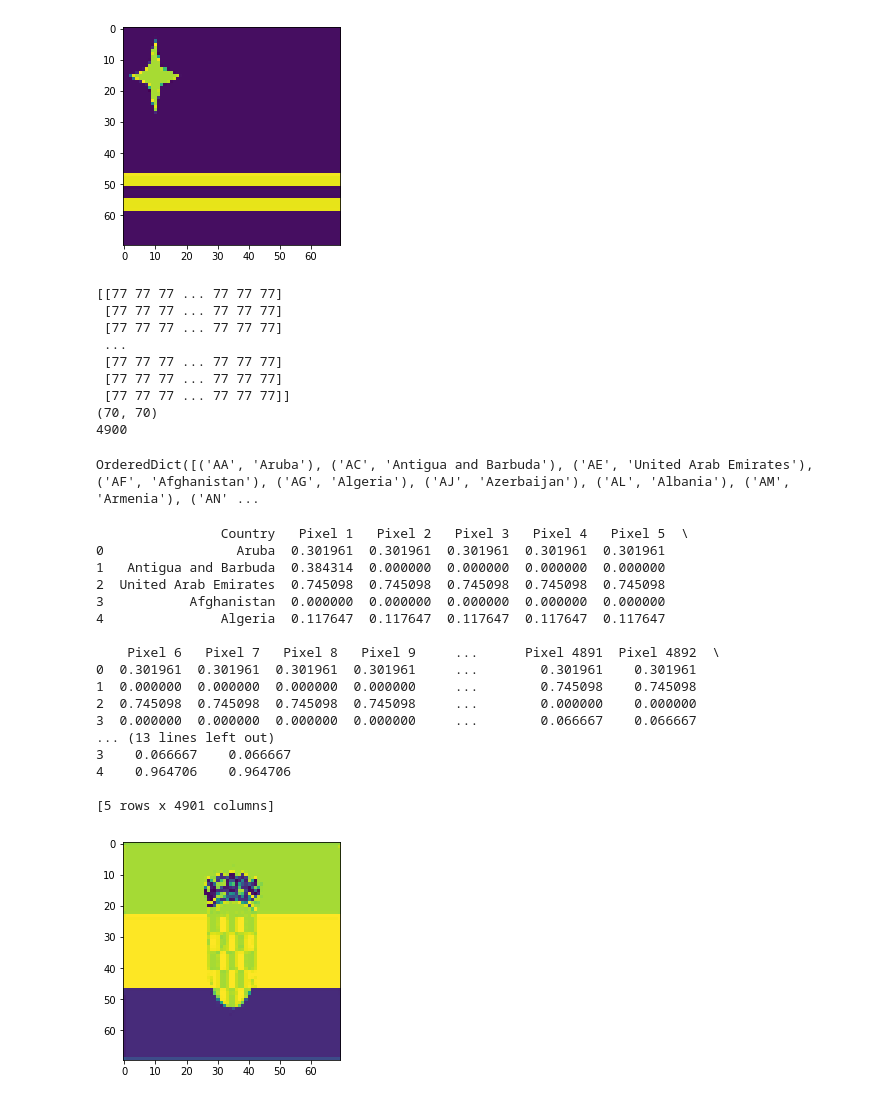
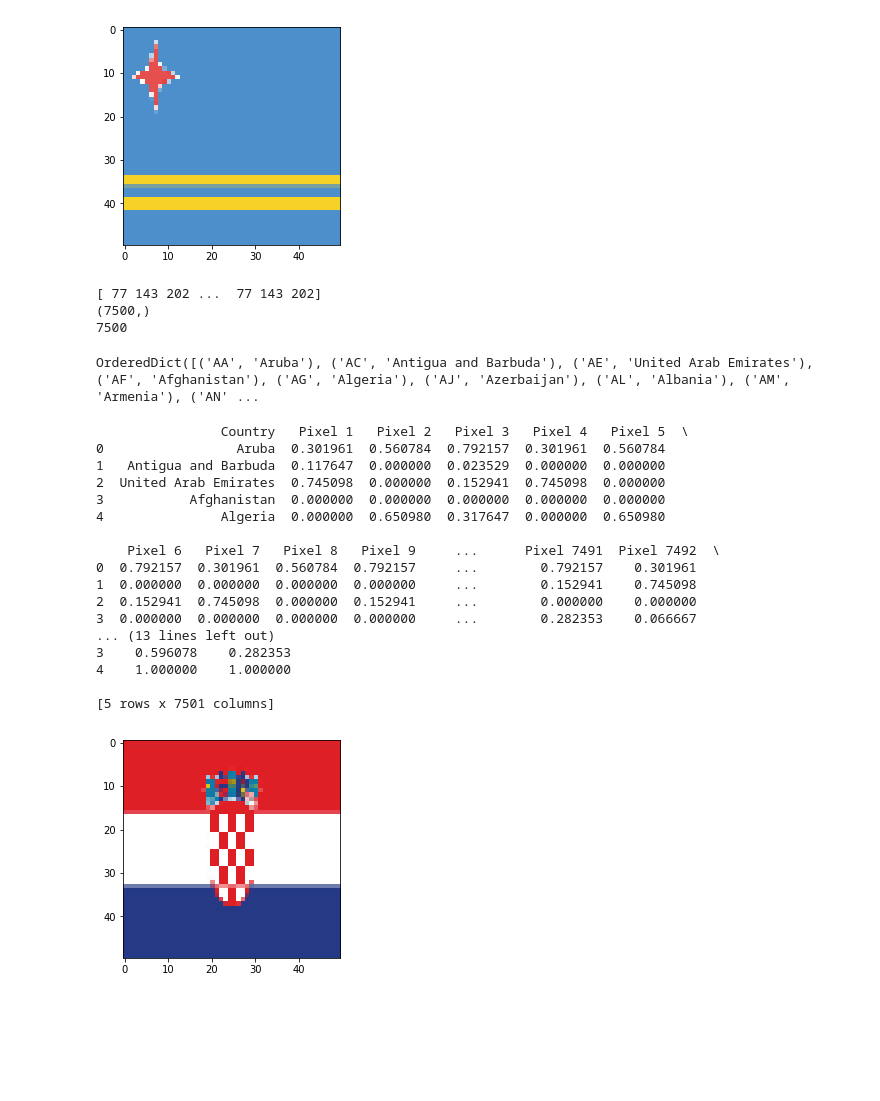
Before and after one commit to sarrthak/Flag-Classifier, a Jupyter notebook: Flag Classifier.ipynb, the cells around one changed output. Drawn from its saved outputs; the diff is of its cells as text; code cells hidden in the pictures; blank space fills up the shorter version.

```diff
--- a/Flag Classifier.ipynb
+++ b/Flag Classifier.ipynb
@@ -16,30 +16,25 @@ import random
 from scipy import misc
 from imageio import imread
 
-dim_x = 70
-dim_y = 70
+dim_x = 50
+dim_y = 50
+n_dim = 3
 # %%
 mypath = "/Users/rohitneppalli/Downloads/Flags"
 my_dir = sorted(listdir(mypath))
 onlyfiles = sorted([join(mypath,f) for f in my_dir if isfile(join(mypath, f)) and ".png" in str(f)])
 images = [np.array(cv2.resize(mpimg.imread(join(mypath, file), 0), (dim_x, dim_y)))[
-    :, :, 0] for file in onlyfiles]  # screws up image color, but down to 2 dimensions
-plt.imshow(images[0])
+    :, :, 0:n_dim].reshape(dim_x*dim_y*n_dim) for file in onlyfiles]  # screws up image color, but down to 2 dimensions
+plt.imshow(images[0].reshape(dim_x, dim_y, n_dim))
 plt.show()
 print(images[0])
 print(np.array(images[0]).shape)
 print(np.array(images[0]).size)
 # %% [output]
-[figure, old version]
+[figure, new version]
-[[77 77 77 ... 77 77 77]
- [77 77 77 ... 77 77 77]
- [77 77 77 ... 77 77 77]
- ...
- [77 77 77 ... 77 77 77]
- [77 77 77 ... 77 77 77]
- [77 77 77 ... 77 77 77]]
-(70, 70)
-4900
+[ 77 143 202 ...  77 143 202]
+(7500,)
+7500
 # %%
 html = bs(urllib.request.urlopen("https://www.cia.gov/library/publications/the-world-factbook/docs/flagsoftheworld.html"), "lxml")
 
@@ -53,31 +48,31 @@ OrderedDict([('AA', 'Aruba'), ('AC', 'Antigua and Barbuda'), ('AE', 'United Arab
 # %%
 df = pd.DataFrame({"Country": [val for key, val in map.items()]})
 
-for i in range(dim_x*dim_y):
-    pixels = [images[x][int(i/dim_x)][i%dim_y] for x in range(len(images))]
+for i in range(dim_x*dim_y*n_dim):
+    pixels = [images[x][i] for x in range(len(images))]
     df["Pixel " + str(i + 1)] = np.array(pixels) / 255.0
 print(df.head())
-plt.imshow(images[100])
+plt.imshow(images[100].reshape(dim_x,dim_y,3))
 plt.show()
 # %% [output]
                 Country   Pixel 1   Pixel 2   Pixel 3   Pixel 4   Pixel 5  \
-0                 Aruba  0.301961  0.301961  0.301961  0.301961  0.301961
-1   Antigua and Barbuda  0.384314  0.000000  0.000000  0.000000  0.000000
-2  United Arab Emirates  0.745098  0.745098  0.745098  0.745098  0.745098
+0                 Aruba  0.301961  0.560784  0.792157  0.301961  0.560784
+1   Antigua and Barbuda  0.117647  0.000000  0.023529  0.000000  0.000000
+2  United Arab Emirates  0.745098  0.000000  0.152941  0.745098  0.000000
 3           Afghanistan  0.000000  0.000000  0.000000  0.000000  0.000000
-4               Algeria  0.117647  0.117647  0.117647  0.117647  0.117647
+4               Algeria  0.000000  0.650980  0.317647  0.000000  0.650980
 
-    Pixel 6   Pixel 7   Pixel 8   Pixel 9     ...      Pixel 4891  Pixel 4892  \
-0  0.301961  0.301961  0.301961  0.301961     ...        0.301961    0.301961
-1  0.000000  0.000000  0.000000  0.000000     ...        0.745098    0.745098
-2  0.745098  0.745098  0.745098  0.745098     ...        0.000000    0.000000
-3  0.000000  0.000000  0.000000  0.000000     ...        0.066667    0.066667
+    Pixel 6   Pixel 7   Pixel 8   Pixel 9     ...      Pixel 7491  Pixel 7492  \
+0  0.792157  0.301961  0.560784  0.792157     ...        0.792157    0.301961
+1  0.000000  0.000000  0.000000  0.000000     ...        0.152941    0.745098
+2  0.152941  0.745098  0.000000  0.152941     ...        0.000000    0.000000
+3  0.000000  0.000000  0.000000  0.000000     ...        0.282353    0.066667
 ... (13 lines left out)
-3    0.066667    0.066667
-4    0.964706    0.964706
+3    0.596078    0.282353
+4    1.000000    1.000000
 
-[5 rows x 4901 columns]
+[5 rows x 7501 columns]
-[figure, old version]
+[figure, new version]
 # %%
 # If you're creating model for first time
 
```
Also changed, not shown: parts of 3 cells of this notebook, 1 other file.
